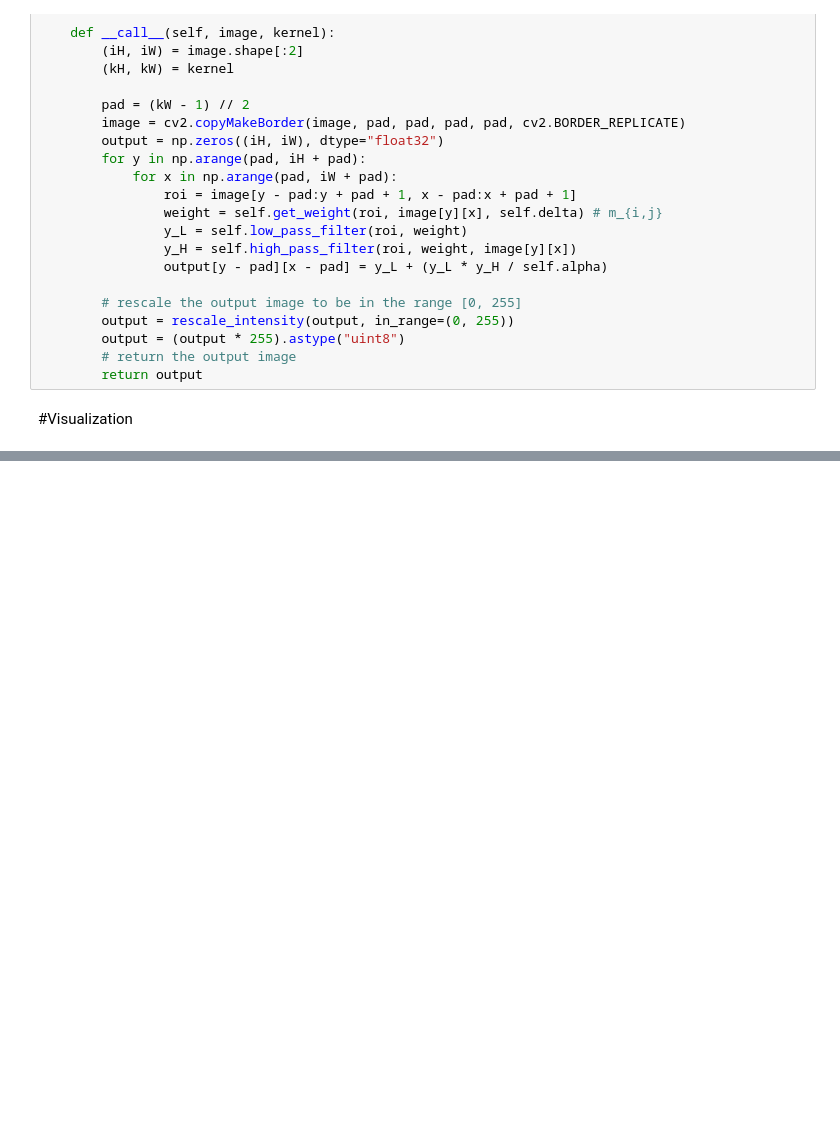
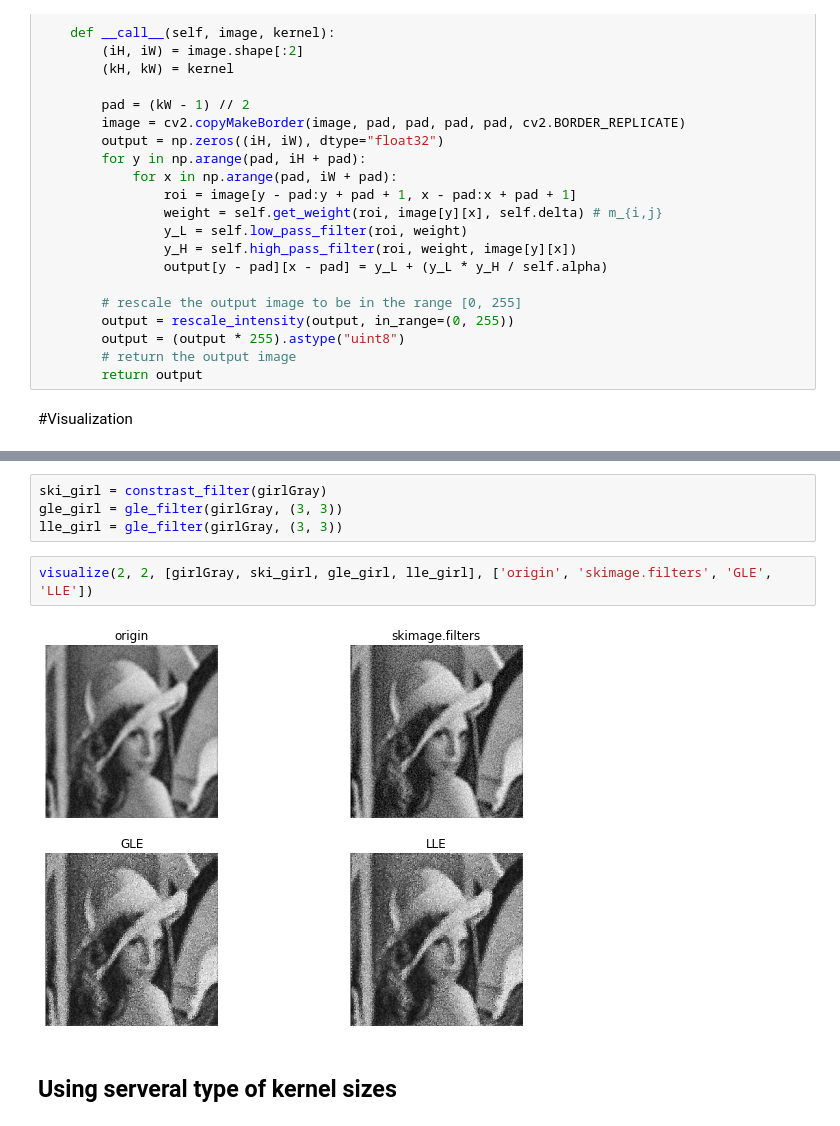
Before and after one commit to phamgialinhlx/robust-nonlinear-constract-enhancement-filters, a Jupyter notebook: ROBUST_NONLINEAR_CONTRAST_ENHANCEiMENT_FILTERS.ipynb, the cells around one changed output, grey strips where cells are left out. Cells and saved outputs as stored; diff of their text form; blank space fills up the shorter version.

```diff
--- a/ROBUST_NONLINEAR_CONTRAST_ENHANCEiMENT_FILTERS.ipynb
+++ b/ROBUST_NONLINEAR_CONTRAST_ENHANCEiMENT_FILTERS.ipynb
@@ -237,0 +225,10 @@ visualize(2, 3, [girlGray, lle_w_smooth, lle, girlGray, gle_w_smooth, gle], ['or
+# %%
+ski_girl = constrast_filter(girlGray)
+gle_girl = gle_filter(girlGray, (3, 3))
+lle_girl = gle_filter(girlGray, (3, 3))
+# %%
+visualize(2, 2, [girlGray, ski_girl, gle_girl, lle_girl], ['origin', 'skimage.filters', 'GLE', 'LLE'])
+# %% [output]
+[figure, added]
+# %% [markdown]
+## Using serveral type of kernel sizes
```
Also changed, not shown: parts of 19 cells of this notebook.
